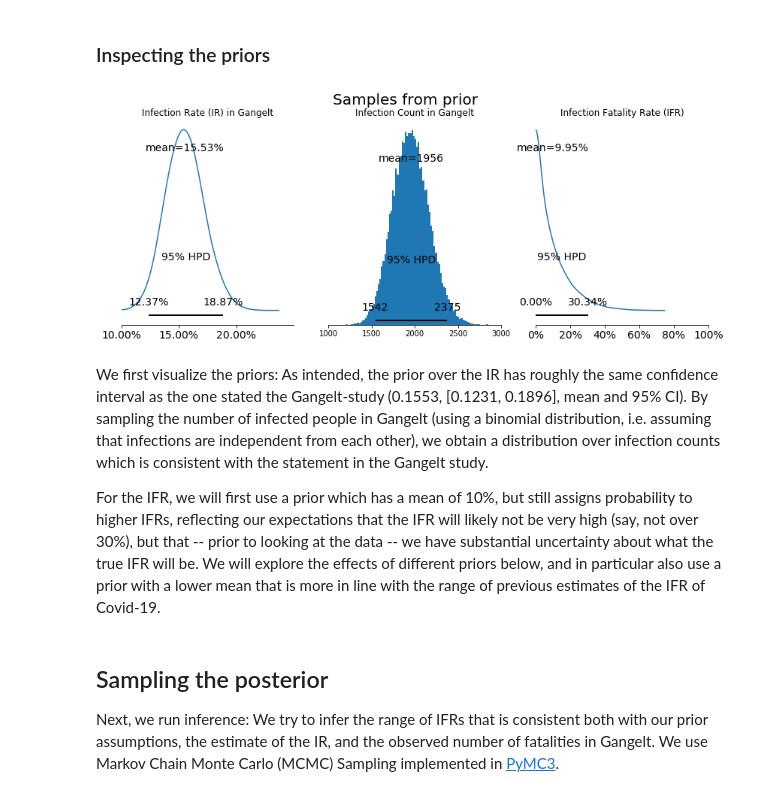
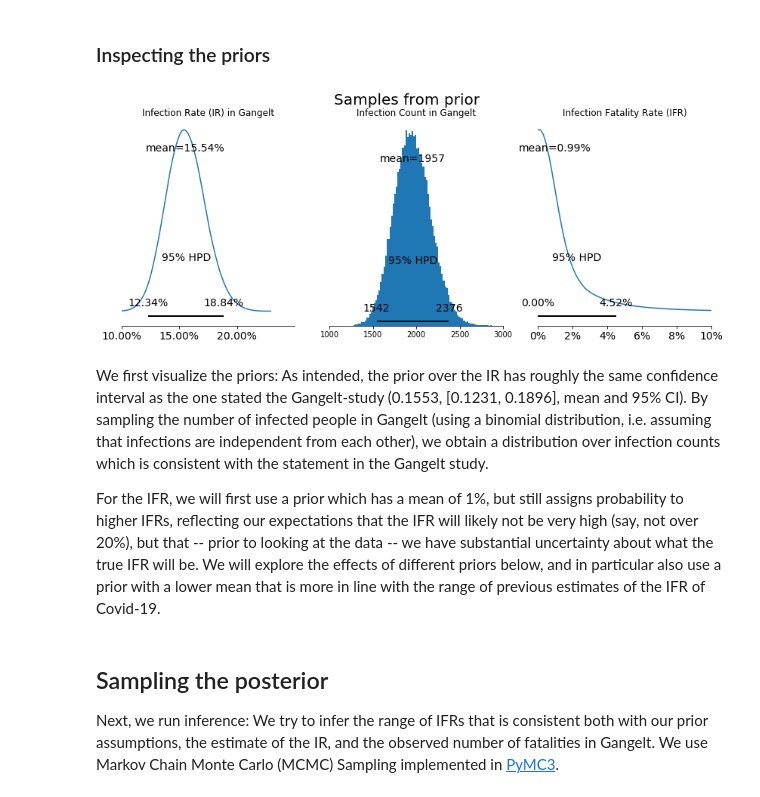
Before and after one commit to matthias-k/analysis-heinsberg-study, a Jupyter notebook: BayesianHeinsbergClean.ipynb, the cells around one changed output. Cells and saved outputs as stored; diff of their text form; code cells hidden in the pictures.

```diff
--- a/BayesianHeinsbergClean.ipynb
+++ b/BayesianHeinsbergClean.ipynb
@@ -228,9 +228,10 @@ with pm.Model() as model:
     total_population = 12597
     gangelt_infected = pm.Binomial(n=total_population, p=gangelt_infection_rate, name='gangelt_infected')
 
-    ifr_prior_a = beta_a(mean=0.1, var=0.1**2)
-    ifr_prior_b = beta_a(mean=0.1, var=0.1**2)
-    infection_fatality_rate = pm.Beta(alpha=ifr_prior_a, beta=ifr_prior_b, name='infection_fatality_rate')
+    # beta prior with mean ~1% and decay towards higher probabilities
+    ifr_prior_alpha = 0.3
+    ifr_prior_beta = 30
+    infection_fatality_rate = pm.Beta(alpha=ifr_prior_alpha, beta=ifr_prior_beta, name='infection_fatality_rate')
     gangelt_fatalities = pm.Binomial(n=gangelt_infected, p=infection_fatality_rate, name='gangelt_fatalities=7', observed=7)
 
 display(pm.model_graph.model_to_graphviz(model))
@@ -239,32 +240,33 @@ display(pm.model_graph.model_to_graphviz(model))
 # %% [markdown]
 ### Inspecting the priors
 # %%
-if os.path.isfile('model1_prior.pydat'):
-    prior = pickle.load(open('model1_prior.pydat', 'rb'))
-else:
+if not os.path.isfile('model1_prior.pydat'):
     with model:
-        prior = pm.sample_prior_predictive(samples=50000)
+        prior = pm.sample_prior_predictive(samples=100000)
     with open('model1_prior.pydat', 'wb') as f:
         pickle.dump(prior, f)
+else:
+    prior = pickle.load(open('model1_prior.pydat', 'rb'))
 # %%
 f, axs = plt.subplots(1, 3, figsize=(14, 5))
 
 plot_infection_rate(prior['gangelt_infection_rate'], ax=axs[0])
 plot_gangelt_infected(prior['gangelt_infected'], ax=axs[1])
-plot_infection_fatality_rate_prior(prior['infection_fatality_rate'], ax=axs[2])
+plot_infection_fatality_rate_prior(prior['infection_fatality_rate'], ax=axs[2], show_hpd=True)
+axs[2].set_xlim(0, 0.1)
 
 
 axs[0].set_title('Infection Rate (IR) in Gangelt')
 axs[2].set_title('Infection Fatality Rate (IFR)')
 axs[1].set_title('Infection Count in Gangelt')
 
 f.suptitle('Samples from prior', fontsize=20);
 # %% [output]
-[figure, old version]
+[figure, new version]
 # %% [markdown]
 We first visualize the priors: As intended, the prior over the IR has roughly the same confidence interval as the one stated the Gangelt-study (0.1553, [0.1231, 0.1896], mean and 95% CI). By sampling the number of infected people in Gangelt (using a binomial distribution, i.e. assuming that infections are independent from each other), we  obtain a distribution over infection counts which is consistent with the statement in the Gangelt study.
 
-For the IFR, we will first use a prior which has a mean of 10%, but still assigns probability to higher IFRs, reflecting our expectations that the IFR will likely not be very high (say, not over 30%), but that -- prior to looking at the data -- we have substantial uncertainty about what the true IFR will be. We will explore the effects of different priors below, and in particular also use a prior with a lower mean that is more in line with the range of previous estimates of the IFR of Covid-19.
+For the IFR, we will first use a prior which has a mean of 1%, but still assigns probability to higher IFRs, reflecting our expectations that the IFR will likely not be very high (say, not over 20%), but that -- prior to looking at the data -- we have substantial uncertainty about what the true IFR will be. We will explore the effects of different priors below, and in particular also use a prior with a lower mean that is more in line with the range of previous estimates of the IFR of Covid-19.
 # %% [markdown]
 ## Sampling the posterior
 
```
Also changed, not shown: parts of 17 cells of this notebook.
